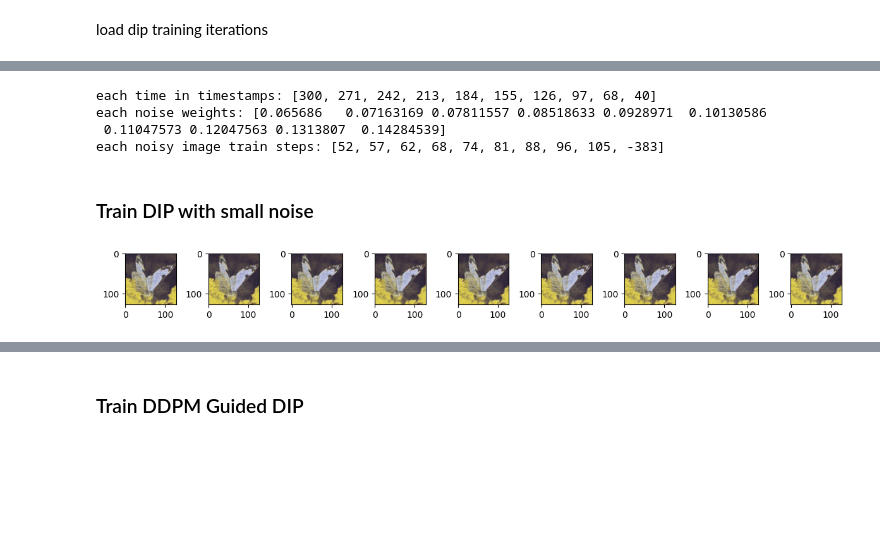
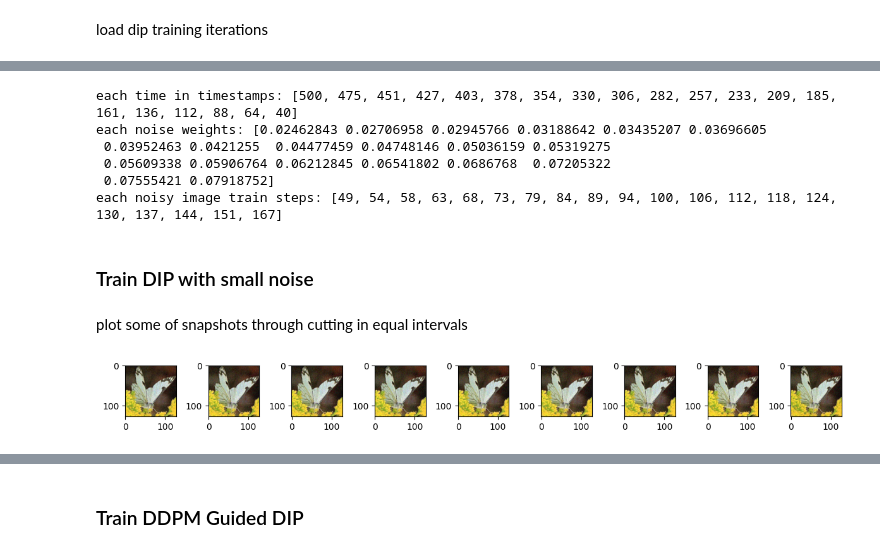
Before and after one commit to larrychen20011120/Guided-DIP, a Jupyter notebook: main.ipynb, the cells around one changed output, grey strips where cells are left out. Saved outputs shown, nothing was run; the diff lists cells and outputs as text; code cells hidden in the pictures; blank space fills up the shorter version.

Commit message:
update the final main notebook and config.yaml

```diff
--- a/main.ipynb
+++ b/main.ipynb
@@ -67,31 +109,35 @@ diffusion = DDPM(**ddpm_config)
 # %%
 timestamps = [ int(i) for i in np.linspace(guide_dip_config["start_t"], guide_dip_config["end_t"], guide_dip_config["count"]) ]
-weights = [ np.exp(-150*diffusion.betas[t]) for t in timestamps ]
+weights = [ np.exp(- c * diffusion.betas[t]) for t in timestamps ]
 weights = weights / np.sum(weights)
 
 print(f"each time in timestamps: {timestamps}")
 print(f"each noise weights: {weights}")
 
 steps = [ int(guide_dip_config["num_steps"] * w) for w in weights[:-1] ]
-steps.append( num_steps - np.sum(steps) )
+steps.append( guide_dip_config["num_steps"] - np.sum(steps) )
 
 print(f"each noisy image train steps: {steps}")
 # %% [output]
-each time in timestamps: [300, 271, 242, 213, 184, 155, 126, 97, 68, 40]
-each noise weights: [0.065686   0.07163169 0.07811557 0.08518633 0.0928971  0.10130586
- 0.11047573 0.12047563 0.1313807  0.14284539]
-each noisy image train steps: [52, 57, 62, 68, 74, 81, 88, 96, 105, -383]
+each time in timestamps: [500, 475, 451, 427, 403, 378, 354, 330, 306, 282, 257, 233, 209, 185, 161, 136, 112, 88, 64, 40]
+each noise weights: [0.02462843 0.02706958 0.02945766 0.03188642 0.03435207 0.03696605
+ 0.03952463 0.0421255  0.04477459 0.04748146 0.05036159 0.05319275
+ 0.05609338 0.05906764 0.06212845 0.06541802 0.0686768  0.07205322
+ 0.07555421 0.07918752]
+each noisy image train steps: [49, 54, 58, 63, 68, 73, 79, 84, 89, 94, 100, 106, 112, 118, 124, 130, 137, 144, 151, 167]
 # %% [markdown]
 ### Train DIP with small noise
 # %%
 clean_image = load_image_to_tensor(image_path, height, width)
 target_image, _ = diffusion.forward_diffusion(clean_image, timestamps[-1])
 
-model = DIP(dip_config["backbone_name"])
+model = DIP(dip_config["backbone_name"]).to(dip_config["device"])
 
-losses, snapshots, psnrs = train_dip(model, target_image, clean_image=clean_image, **dip_config)
+losses, snapshots, psnrs = train_dip(model, target_image.to(dip_config["device"]), clean_image=clean_image, **dip_config)
+# %% [markdown]
+plot some of snapshots through cutting in equal intervals
 # %%
-np.linspace(10, len(snapshots), 10)
-plot_sequence(snapshots)
+indices = [ int(i) for i in torch.linspace(10, len(snapshots)-1, 10) ]
+plot_sequence([ snapshots[i] for i in indices ])
 # %% [output]
-[figure, old version]
+[figure, new version]
```
Also changed, not shown: parts of 25 cells of this notebook, 2 other files.
